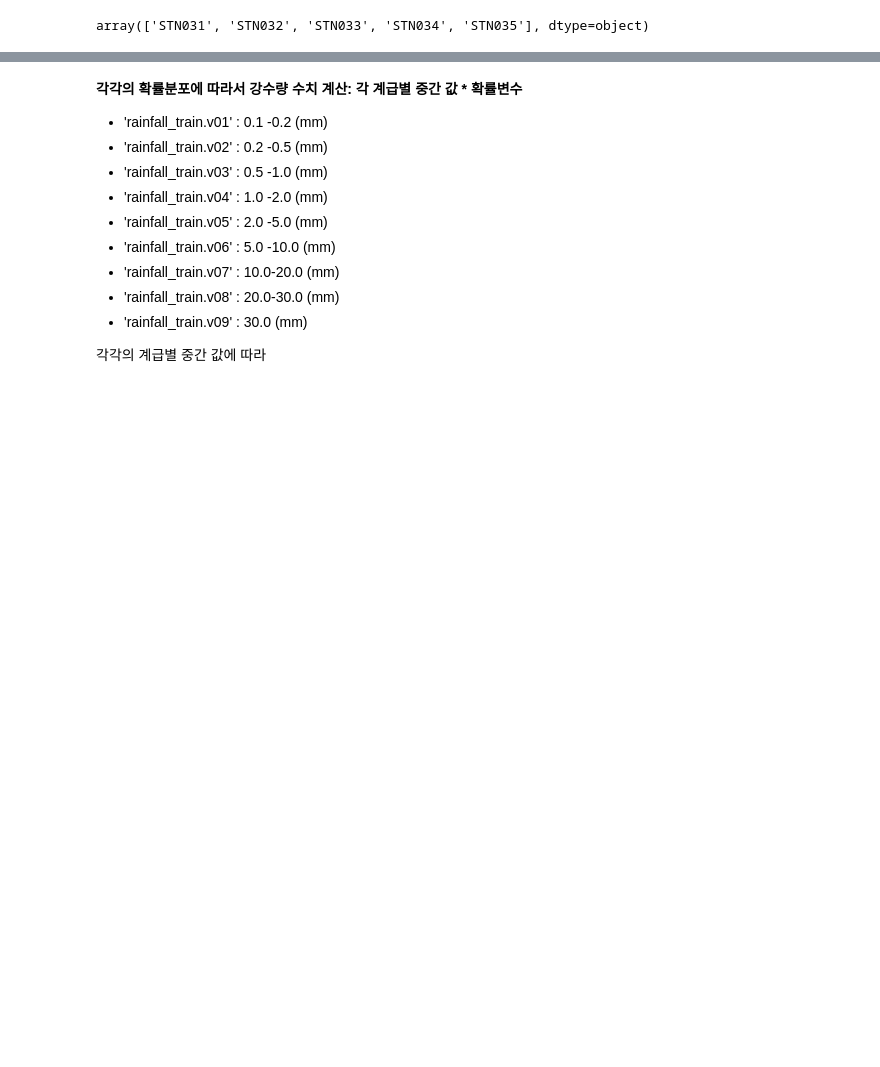
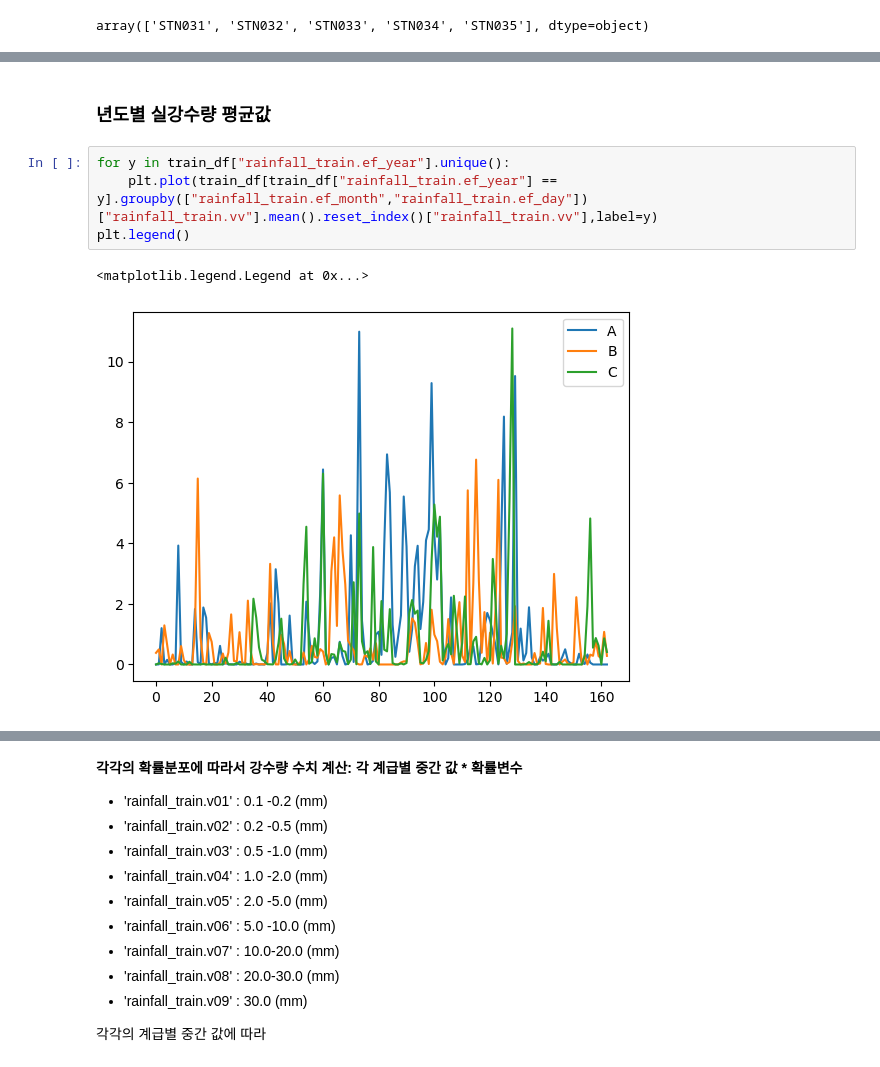
Before and after one commit to Abel3005/TSI, a Jupyter notebook: replay.ipynb, the cells around one changed output, grey strips where cells are left out. Cells and saved outputs as stored; diff of their text form; blank space fills up the shorter version.

```diff
--- a/replay.ipynb
+++ b/replay.ipynb
@@ -39,0 +55,9 @@ array(['STN031', 'STN032', 'STN033', 'STN034', 'STN035'], dtype=object)
+# %% [markdown]
+### 년도별 실강수량 평균값
+# %%
+for y in train_df["rainfall_train.ef_year"].unique():
+    plt.plot(train_df[train_df["rainfall_train.ef_year"] == y].groupby(["rainfall_train.ef_month","rainfall_train.ef_day"])["rainfall_train.vv"].mean().reset_index()["rainfall_train.vv"],label=y)
+plt.legend()
+# %% [output]
+<matplotlib.legend.Legend at 0x...>
+[figure, added]
```
Also changed, not shown: parts of 11 cells of this notebook, 6 other files.
